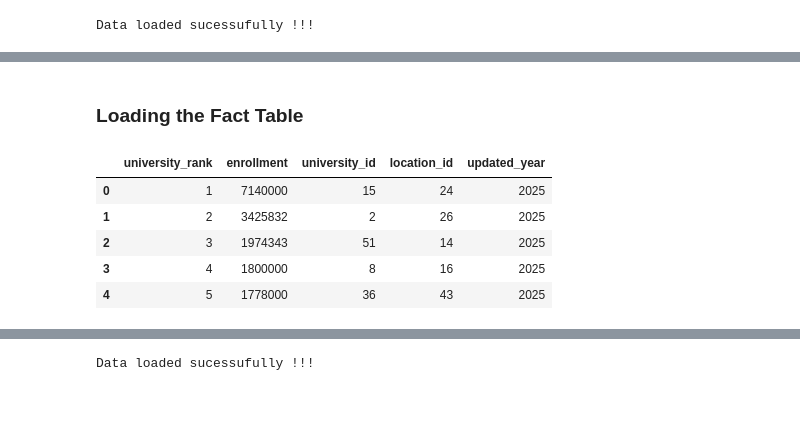
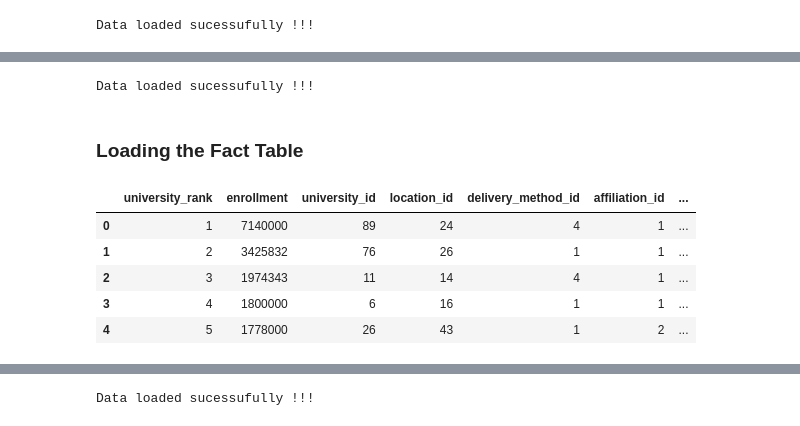
Before and after one commit to iamYole/Wikipedia-Data-Scraping, a Jupyter notebook: postgres_load.ipynb, the cells around one changed output, grey strips where cells are left out. Cells and saved outputs as stored; diff of their text form; code cells hidden in the pictures.

```diff
--- a/postgres_load.ipynb
+++ b/postgres_load.ipynb
@@ -171,23 +234,42 @@ Data loaded sucessufully !!!
+# %%
+merge_dimdilvery_file = open("sql_scripts/upsert_dim_deliveryMethod.sql")
+merge_delivery_methods = merge_dimdilvery_file.read()
+# merge_delivery_methods
+
+try:
+    cursor = conn.cursor()
+    cursor.executemany(merge_delivery_methods, delivery_method_data)
+    conn.commit()
+    cursor.close()
+    print("Data loaded sucessufully !!!")
+except Exception as e:
+    conn.rollback()
+    cursor.close()
+    print("Error executing query:", e)
+# %% [output]
+Data loaded sucessufully !!!
 # %% [markdown]
 ### Loading the Fact Table
 # %%
 qry = """
-    select r.university_rank, r.enrollment, du.university_id, l.location_id, r.updated_year
+    select r.university_rank, r.enrollment, du.university_id, l.location_id,dm.delivery_method_id,a.affiliation_id, r.updated_year
     from universities r
 	    left join dimuniversities du on r. university_name = du.university_name
-	    left join dimlocation l on (r.location_city , r.location_country, r.continent) = (l.location_city,l.location_country, l.continent)
+	    left join dimAffilations a on r.affiliation = a.affiliation
+	    left join dimDeliveryMethods dm on r.delivery_method = dm.delivery_method
+	    left join dimlocations l on (r.location_city , r.location_country, r.continent) = (l.location_city,l.location_country, l.continent)
 """
 
 df_fact_ranking = pd.read_sql(qry, con=engine)
 
 df_fact_ranking.head(5)
 # %% [output]
-|  | university_rank | enrollment | university_id | location_id | updated_year |
-| 0 | 1 | 7140000 | 15 | 24 | 2025 |
-| 1 | 2 | 3425832 | 2 | 26 | 2025 |
-| 2 | 3 | 1974343 | 51 | 14 | 2025 |
-| 3 | 4 | 1800000 | 8 | 16 | 2025 |
-| 4 | 5 | 1778000 | 36 | 43 | 2025 |
+|  | university_rank | enrollment | university_id | location_id | delivery_method_id | affiliation_id | ... |
+| 0 | 1 | 7140000 | 89 | 24 | 4 | 1 | ... |
+| 1 | 2 | 3425832 | 76 | 26 | 1 | 1 | ... |
+| 2 | 3 | 1974343 | 11 | 14 | 4 | 1 | ... |
+| 3 | 4 | 1800000 | 6 | 16 | 1 | 1 | ... |
+| 4 | 5 | 1778000 | 26 | 43 | 1 | 2 | ... |
 # %%
 df_fact_ranking.count()
 # %% [output]
```
Also changed, not shown: parts of 19 cells of this notebook, 9 other files.
